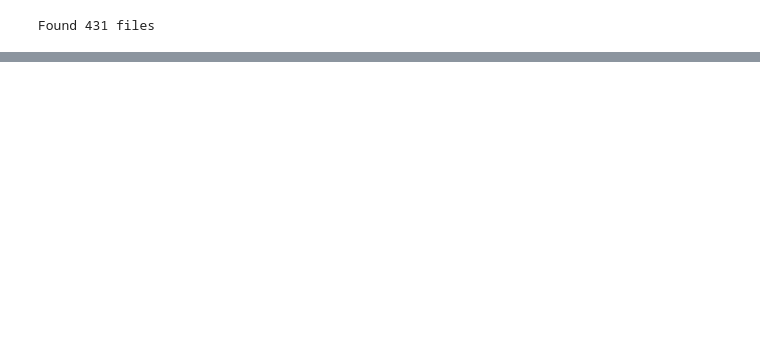
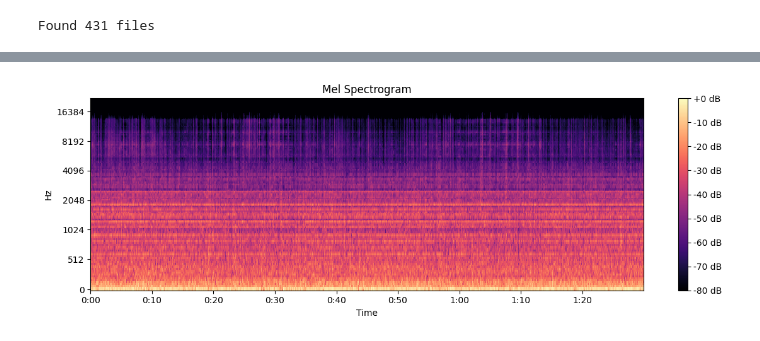
Before and after one commit to rsm-roguchi/cse253-assignment2, a Jupyter notebook: task4_stable.ipynb, the cells around one changed output, grey strips where cells are left out. Saved outputs shown, nothing was run; the diff lists cells and outputs as text; code cells hidden in the pictures; blank space fills up the shorter version.

```diff
--- a/task4_stable.ipynb
+++ b/task4_stable.ipynb
@@ -232,0 +293,22 @@ print("✅ Saved to remix_output_prompt_2048_steps.wav")
+# %%
+import librosa
+import librosa.display
+import matplotlib.pyplot as plt
+import numpy as np
+
+# Load your audio
+y, sr = librosa.load("remix_output_prompt_2048_steps.wav", sr=None)
+
+# Generate log-power Mel spectrogram
+S = librosa.feature.melspectrogram(y=y, sr=44100, n_fft=2048, hop_length=512, n_mels=128)
+log_S = librosa.power_to_db(S, ref=np.max)
+
+# Plot
+plt.figure(figsize=(12, 4))
+librosa.display.specshow(log_S, sr=sr, x_axis='time', y_axis='mel', cmap='magma')
+plt.colorbar(format='%+2.0f dB')
+plt.title("Mel Spectrogram")
+plt.tight_layout()
+plt.show()
+# %% [output]
+[figure, added]
```
Also changed, not shown: parts of 8 cells of this notebook, 27 other files.
